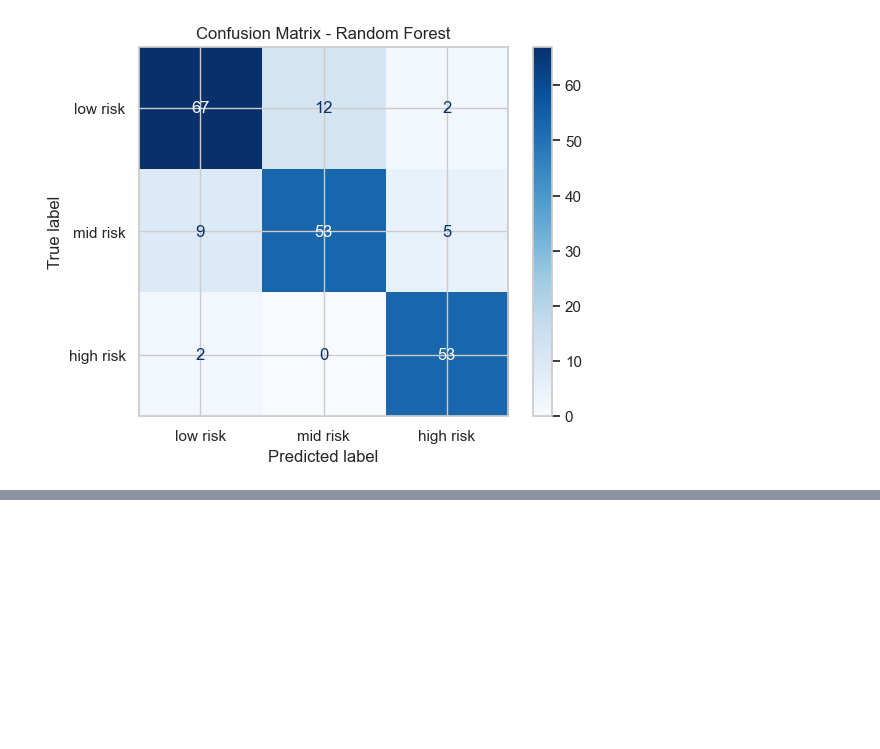
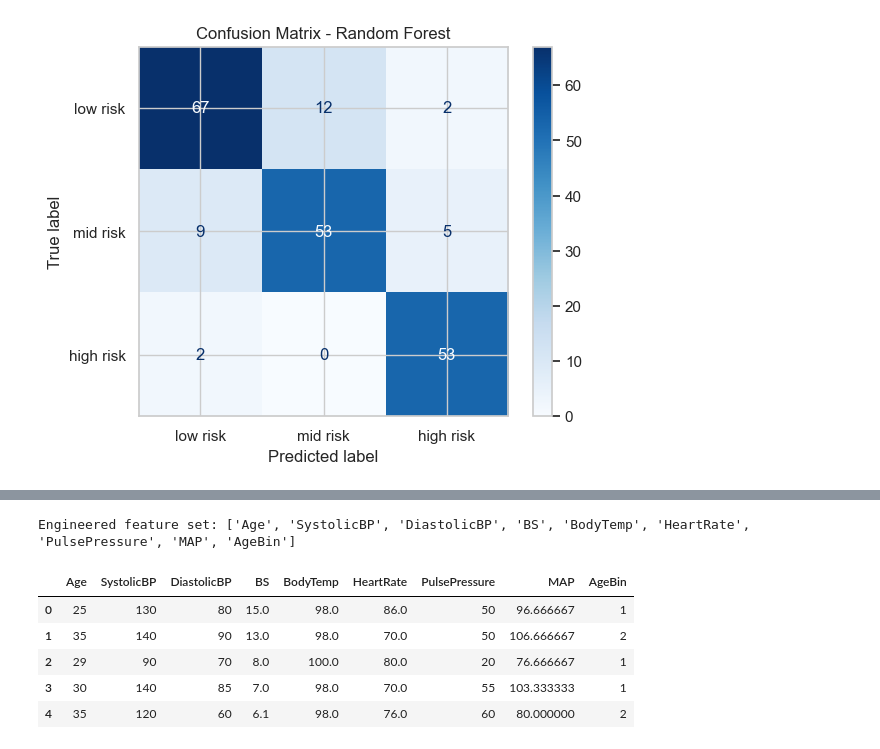
Before and after one commit to Mahedi454/Maternal-Machine-Learning, a Jupyter notebook: Maternal.ipynb, the cells around one changed output, grey strips where cells are left out. Drawn from its saved outputs; the diff is of its cells as text; code cells hidden in the pictures; blank space fills up the shorter version.

```diff
--- a/Maternal.ipynb
+++ b/Maternal.ipynb
@@ -477,0 +608,20 @@ weighted avg       0.85      0.85      0.85       203
+# %%
+df_fe = df.copy()
+df_fe['PulsePressure'] = df_fe['SystolicBP'] - df_fe['DiastolicBP']
+df_fe['MAP'] = df_fe['DiastolicBP'] + (df_fe['SystolicBP'] - df_fe['DiastolicBP']) / 3
+df_fe['AgeBin'] = pd.cut(df_fe['Age'], bins=[0, 19, 34, 49, 120],
+                         labels=[0, 1, 2, 3]).astype(int)
+
+FE_COLS = NUM_COLS + ['PulsePressure', 'MAP', 'AgeBin']
+X_fe = df_fe[FE_COLS]
+y_fe = df_fe['RiskLevel_Encoded']
+print('Engineered feature set:', FE_COLS)
+df_fe[FE_COLS].head()
+# %% [output]
+Engineered feature set: ['Age', 'SystolicBP', 'DiastolicBP', 'BS', 'BodyTemp', 'HeartRate', 'PulsePressure', 'MAP', 'AgeBin']
+|  | Age | SystolicBP | DiastolicBP | BS | BodyTemp | HeartRate | PulsePressure | MAP | AgeBin |
+| 0 | 25 | 130 | 80 | 15.0 | 98.0 | 86.0 | 50 | 96.666667 | 1 |
+| 1 | 35 | 140 | 90 | 13.0 | 98.0 | 70.0 | 50 | 106.666667 | 2 |
+| 2 | 29 | 90 | 70 | 8.0 | 100.0 | 80.0 | 20 | 76.666667 | 1 |
+| 3 | 30 | 140 | 85 | 7.0 | 98.0 | 70.0 | 55 | 103.333333 | 1 |
+| 4 | 35 | 120 | 60 | 6.1 | 98.0 | 76.0 | 60 | 80.000000 | 2 |
```
Also changed, not shown: parts of 10 cells of this notebook.
